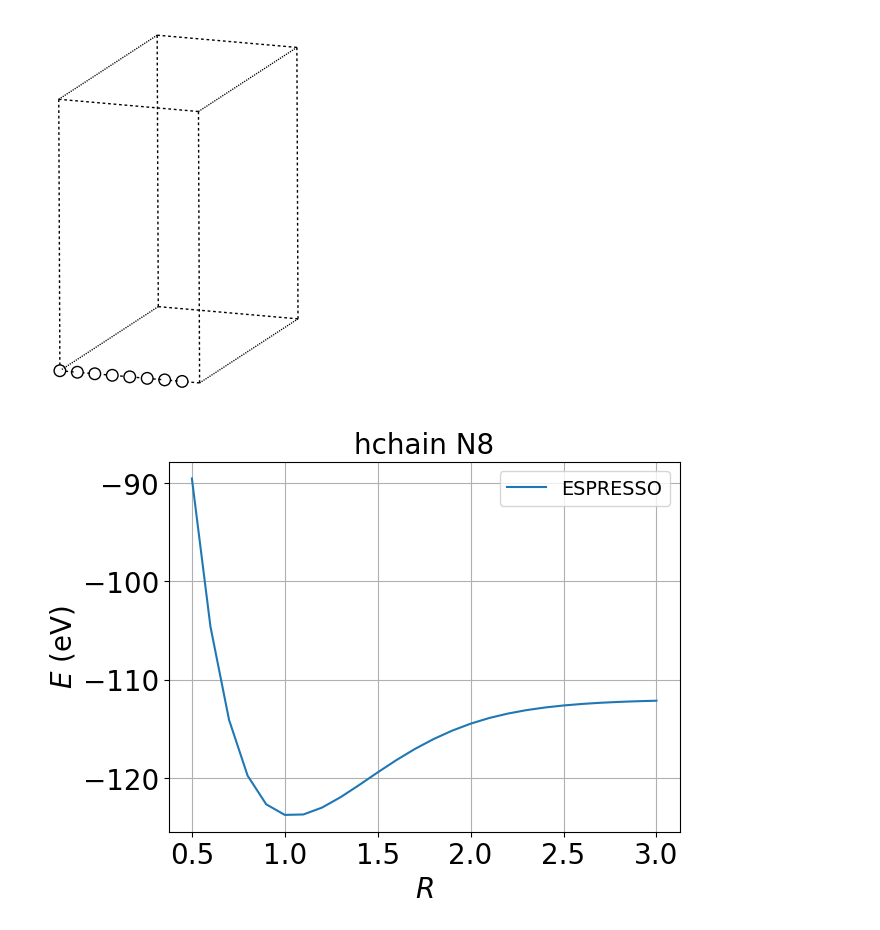
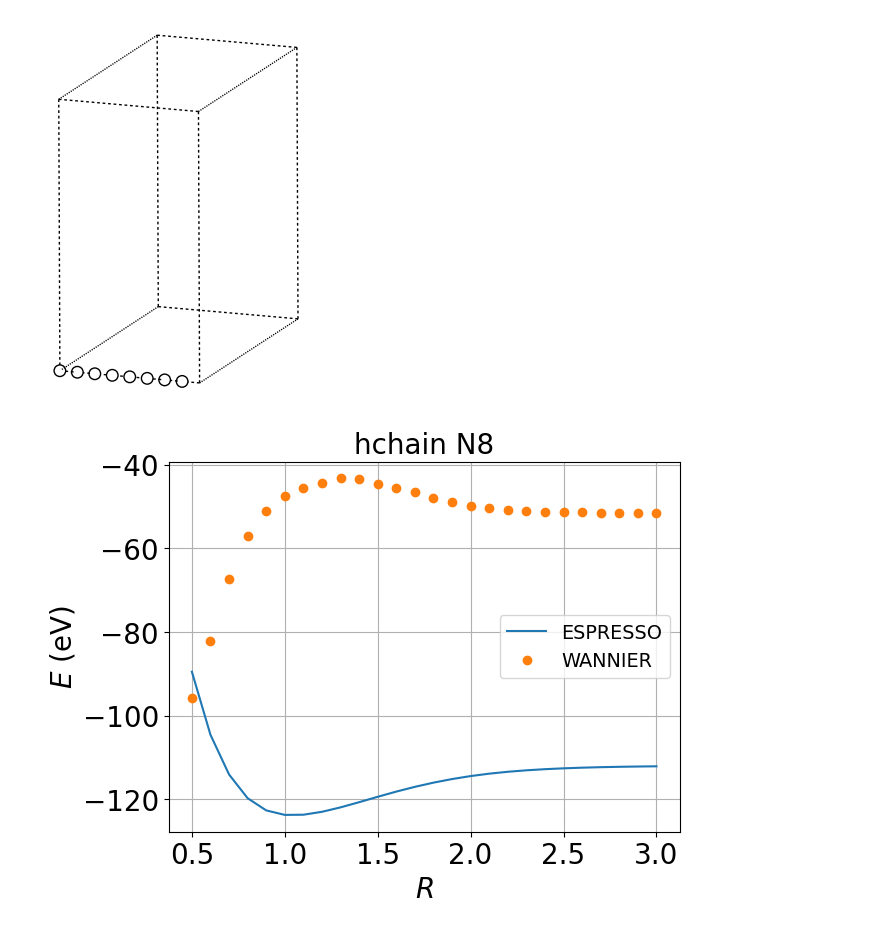
Before and after one commit to 9yelin9/qdft, a Jupyter notebook: qdft.ipynb, the cells around one changed output. Saved outputs shown, nothing was run; the diff lists cells and outputs as text; code cells hidden in the pictures.

```diff
--- a/qdft.ipynb
+++ b/qdft.ipynb
@@ -69,40 +69,46 @@ R = 1.0
 dir_output = /home/yerin/qdft/output/N8/espresso_R1.00
 [figure]
 # %%
+import pandas as pd
 from ase.io import read
 
-def show_E_R(dir_output, method=['vasp', 'espresso', 'qdft']):
+def show_E_R(dir_output, method=['vasp', 'espresso', 'wannier']):
     system, params = dir_output.split('/')[::2]
     marker = ['none', 'o']
     linestyle=['-', 'none']
     out_dict = {
         'vasp': 'OUTCAR',
         'espresso': 'espresso.pwo',
+        'wannier': 'wannier.eig',
     }
 
     data = []
     for i, m in enumerate(method):
-        out = out_dict[m]
         data_i = []
-        for dn in [f'{dir_output}/{dn}' for dn in os.listdir(dir_output) if re.match(f'{m}_R', dn)]:
-            data_i.append([re_float('_R', dn), read(f'{dn}/{out}').get_total_energy()])
+        if m == 'wannier':
+            for dn in [f'{dir_output}/{dn}' for dn in os.listdir(dir_output) if re.match(f'{m}_R', dn)]:
+                df = pd.read_csv(f'{dn}/{out_dict[m]}', sep=r'\s+', names=['atom', 'k', 'energy'], dtype={'atom':int, 'k':int, 'energy':float})
+                data_i.append([re_float('_R', dn), df.loc[df['k']==1, 'energy'].sum()])
+        else:
+            for dn in [f'{dir_output}/{dn}' for dn in os.listdir(dir_output) if re.match(f'{m}_R', dn)]:
+                data_i.append([re_float('_R', dn), read(f'{dn}/{out_dict[m]}').get_potential_energy()])
         data_i = np.array(data_i)
         data.append(data_i[data_i[:, 0].argsort()])
     data = np.array(data)
 
     fig, ax = plt.subplots(constrained_layout=True)
     for d, m, mk, ls in zip(data, method, marker, linestyle):
         ax.plot(d[:, 0], d[:, 1], marker=mk, linestyle=ls, label=f'{m.upper()}')
     ax.set_xlabel(r'$R$')
     ax.set_ylabel(r'$E$ (eV)')
     ax.set_title(re.sub('_', ' ', f'{system} {params}'), fontsize='medium')
     ax.legend(fontsize='x-small')
     ax.grid(True)
     plt.show()
 
-show_E_R('hchain/output/N8', method=['espresso'])
+show_E_R('hchain/output/N8', method=['espresso', 'wannier'])
 # %% [output]
-[figure, old version]
+[figure, new version]
 # %% [markdown]
 <div>
 <img src="fig/bs_eq_15.png" width="500"/>
```
Also changed, not shown: parts of 1 cell of this notebook, 3 other files.
